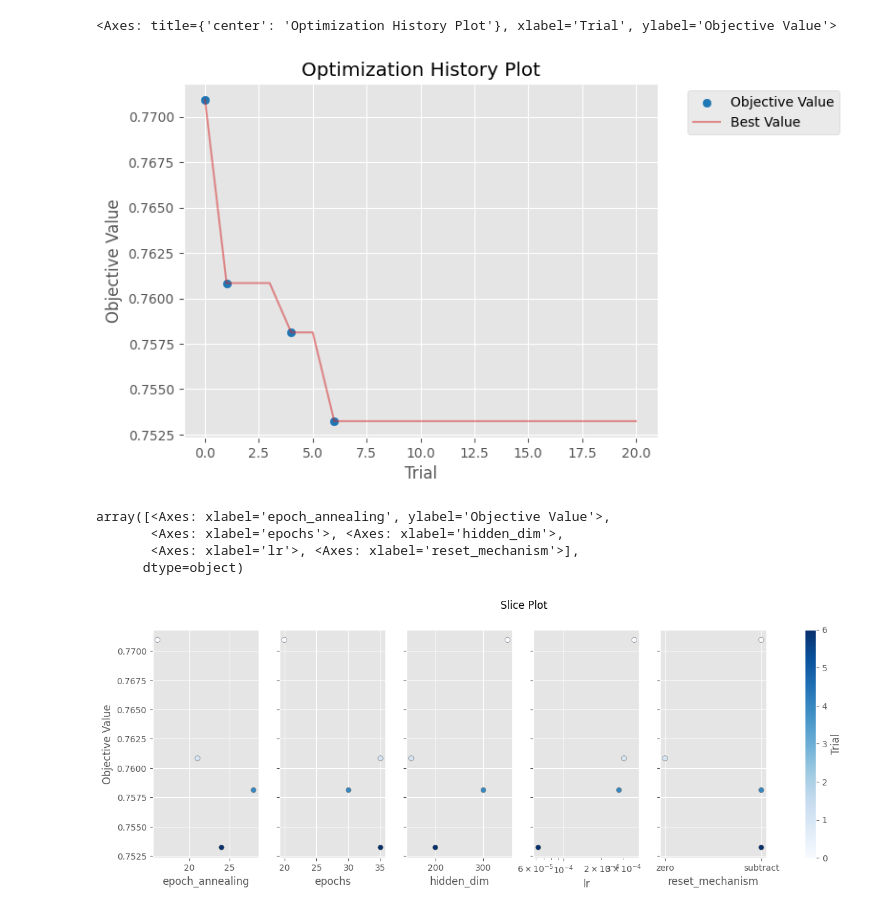
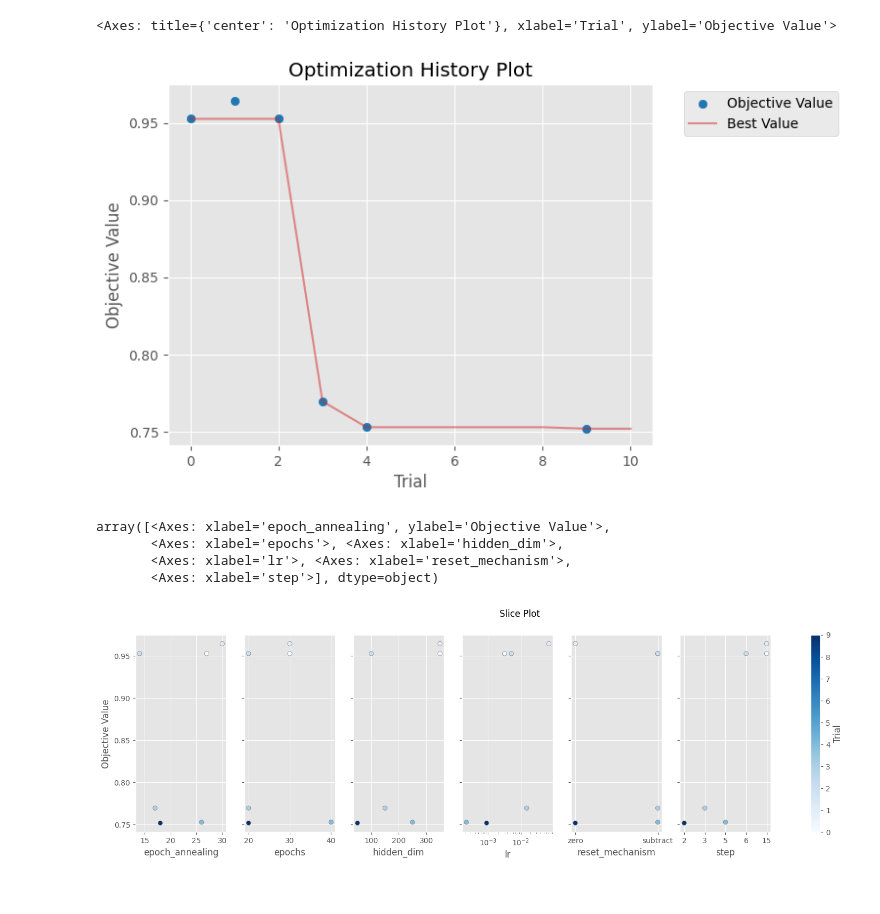
Before and after one commit to christianbresciani/nscep-spiking-NN, a Jupyter notebook: SNN/optuna-visualization.ipynb, the cells around one changed output. Saved outputs shown, nothing was run; the diff lists cells and outputs as text; code cells hidden in the pictures.

Commit message:
update optuna log

```diff
--- a/SNN/optuna-visualization.ipynb
+++ b/SNN/optuna-visualization.ipynb
@@ -2,6 +2,6 @@
 import optuna
 from optuna.storages import JournalFileStorage, JournalStorage
 # %%
-study = optuna.create_study(study_name='snn-study', storage=JournalStorage(JournalFileStorage('optuna.log')), load_if_exists=True)
+study = optuna.create_study(study_name='snn-study-3s', storage=JournalStorage(JournalFileStorage('optuna.log')), load_if_exists=True)
 optuna.visualization.matplotlib.plot_optimization_history(study)
 # %% [output]
@@ -9,13 +9,13 @@ optuna.visualization.matplotlib.plot_optimization_history(study)
 <Axes: title={'center': 'Optimization History Plot'}, xlabel='Trial', ylabel='Objective Value'>
-[figure, old version]
+[figure, new version]
 # %%
 optuna.visualization.matplotlib.plot_slice(study)
 # %% [output]
 array([<Axes: xlabel='epoch_annealing', ylabel='Objective Value'>,
        <Axes: xlabel='epochs'>, <Axes: xlabel='hidden_dim'>,
-       <Axes: xlabel='lr'>, <Axes: xlabel='reset_mechanism'>],
-      dtype=object)
+       <Axes: xlabel='lr'>, <Axes: xlabel='reset_mechanism'>,
+       <Axes: xlabel='step'>], dtype=object)
-[figure, old version]
+[figure, new version]
 # %%
 optuna.visualization.matplotlib.plot_param_importances(study)
 # %% [output]
```
Also changed, not shown: parts of 3 cells of this notebook, 1 other file.
